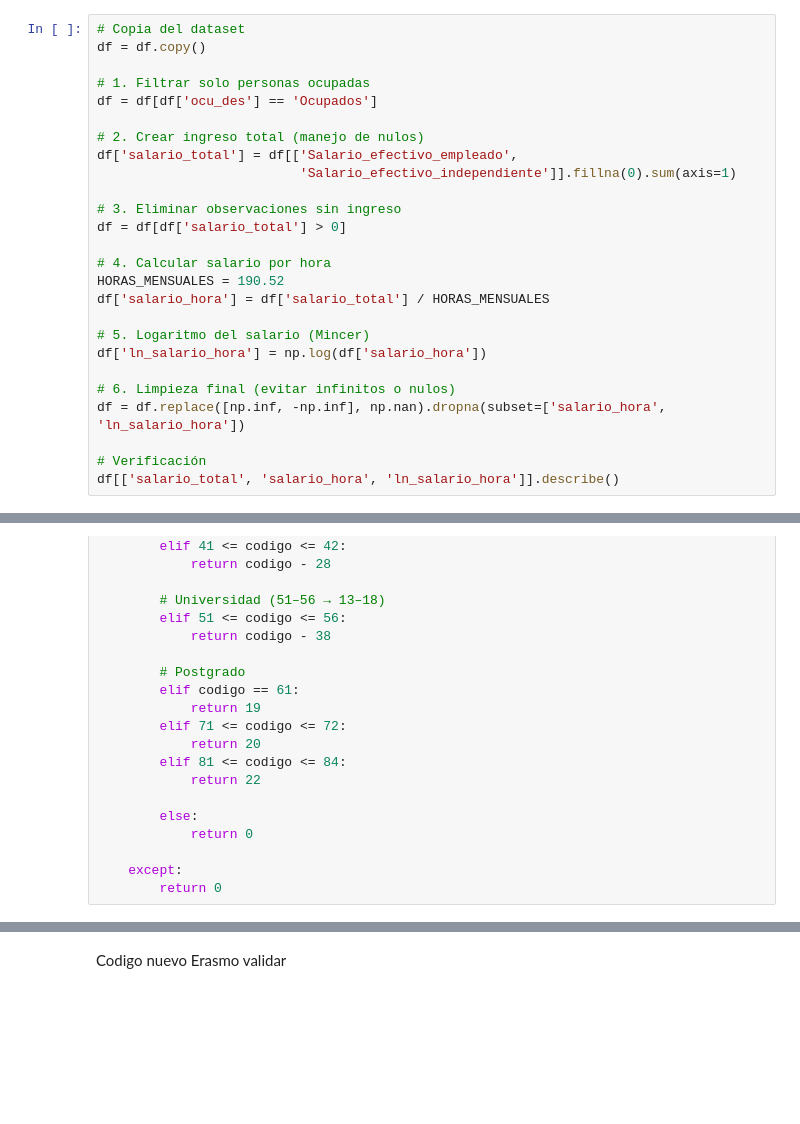
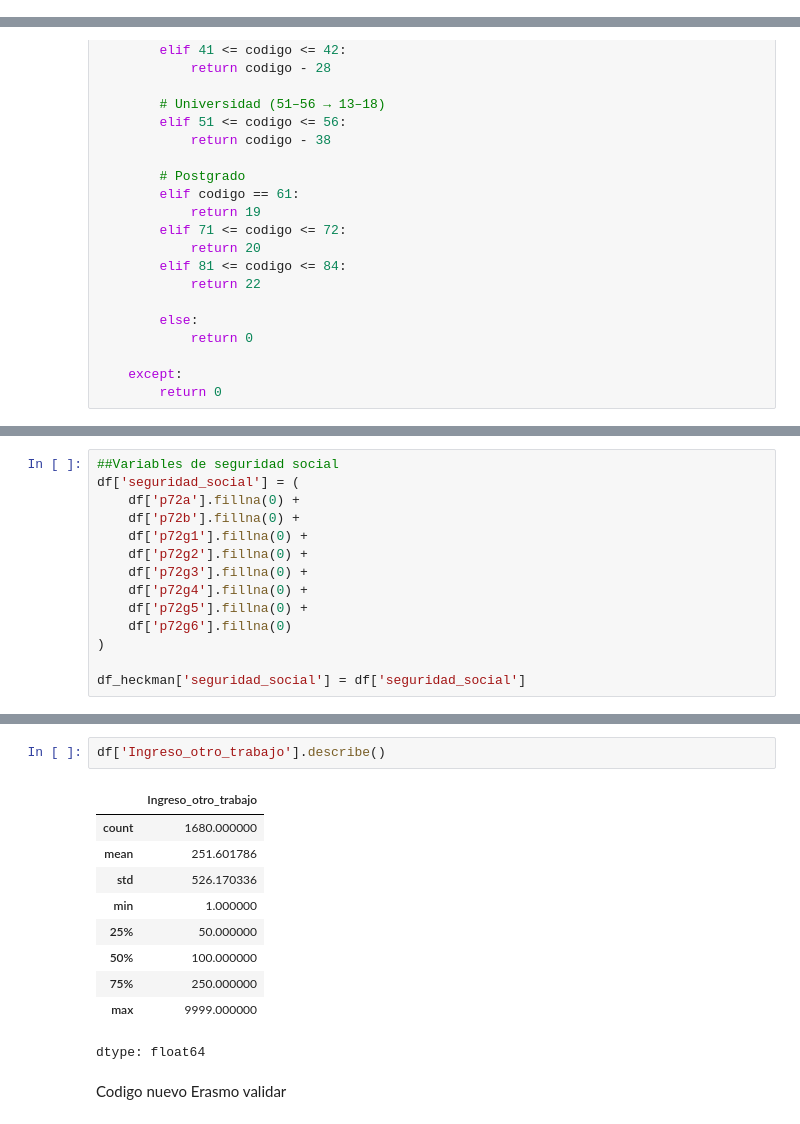
Before and after one commit to edreyesc/ProyectoIngegradorII, a Jupyter notebook: proy_integrador2_empleo_v3.ipynb, the cells around one changed output, grey strips where cells are left out. Cells and saved outputs as stored; diff of their text form; blank space fills up the shorter version.

```diff
--- a/proy_integrador2_empleo_v3.ipynb
+++ b/proy_integrador2_empleo_v3.ipynb
@@ -88,29 +89,3 @@ df_modelo = df.copy()
 # Selección de variables a utilizar en el modelo
 # %% [markdown]
 Salario por Hora
-# %%
-# Copia del dataset
-df = df.copy()
-
-# 1. Filtrar solo personas ocupadas
-df = df[df['ocu_des'] == 'Ocupados']
-
-# 2. Crear ingreso total (manejo de nulos)
-df['salario_total'] = df[['Salario_efectivo_empleado',
-                          'Salario_efectivo_independiente']].fillna(0).sum(axis=1)
-
-# 3. Eliminar observaciones sin ingreso
-df = df[df['salario_total'] > 0]
-
-# 4. Calcular salario por hora
-HORAS_MENSUALES = 190.52
-df['salario_hora'] = df['salario_total'] / HORAS_MENSUALES
-
-# 5. Logaritmo del salario (Mincer)
-df['ln_salario_hora'] = np.log(df['salario_hora'])
-
-# 6. Limpieza final (evitar infinitos o nulos)
-df = df.replace([np.inf, -np.inf], np.nan).dropna(subset=['salario_hora', 'ln_salario_hora'])
-
-# Verificación
-df[['salario_total', 'salario_hora', 'ln_salario_hora']].describe()
@@ -882,0 +958,14 @@ df_mincer[['anios_educacion', 'experiencia', 'experiencia2','ln_ingreso']].descr
+# %%
+##Variables de seguridad social
+df['seguridad_social'] = (
+    df['p72a'].fillna(0) +
+    df['p72b'].fillna(0) +
+    df['p72g1'].fillna(0) +
+    df['p72g2'].fillna(0) +
+    df['p72g3'].fillna(0) +
+    df['p72g4'].fillna(0) +
+    df['p72g5'].fillna(0) +
+    df['p72g6'].fillna(0)
+)
+
+df_heckman['seguridad_social'] = df['seguridad_social']
@@ -883,3 +1083,16 @@ df_mincer[['anios_educacion', 'experiencia', 'experiencia2','ln_ingreso']].descr
+# %%
+df['Ingreso_otro_trabajo'].describe()
+# %% [output]
+|  | Ingreso_otro_trabajo |
+| count | 1680.000000 |
+| mean | 251.601786 |
+| std | 526.170336 |
+| min | 1.000000 |
+| 25% | 50.000000 |
+| 50% | 100.000000 |
+| 75% | 250.000000 |
+| max | 9999.000000 |
+dtype: float64
 # %% [markdown]
 Codigo nuevo Erasmo validar
 # %% [markdown]
```
Also changed, not shown: parts of 22 cells of this notebook.
